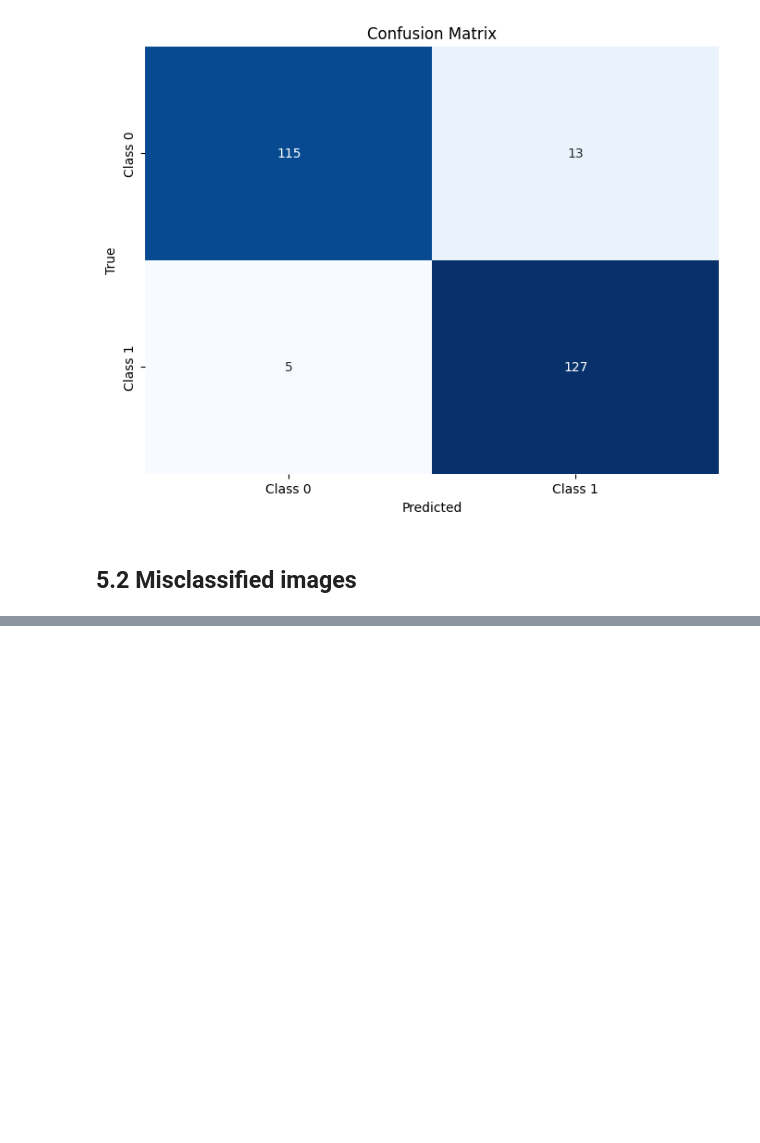
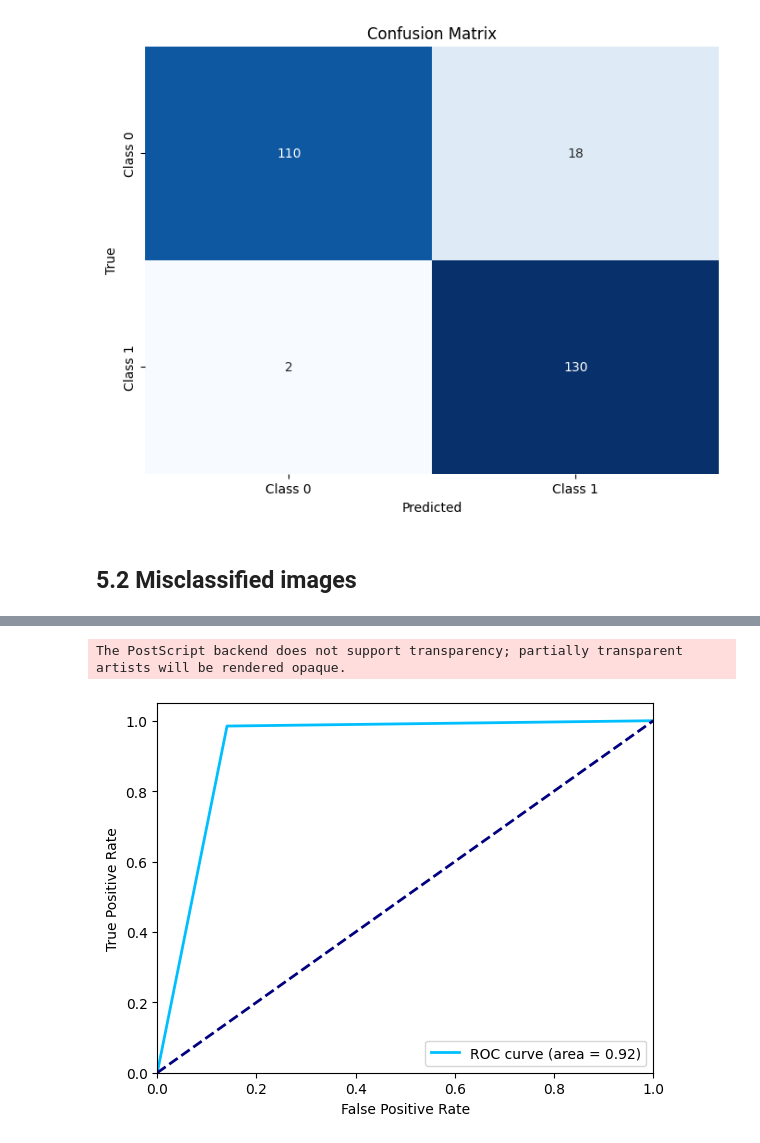
Before and after one commit to CS-433/ml-project-2-jac, a Jupyter notebook: model evaluation/model_analysis.ipynb, the cells around one changed output, grey strips where cells are left out. Cells and saved outputs as stored; diff of their text form; code cells hidden in the pictures; blank space fills up the shorter version.

```diff
--- a/model evaluation/model_analysis.ipynb
+++ b/model evaluation/model_analysis.ipynb
@@ -57,6 +57,15 @@ from tqdm import tqdm
 if 'google.colab' in sys.modules:
     from google.colab import drive
     drive.mount('/content/drive')
+
+    folder0_path = '... your google path to .../data0'
+    folder1_path = '... your google path to .../data1'
+    folder0_test_path = '... your google path to .../data0_test'
+    folder1_test_path = '... your google path to .../data1_test'
+    folder0_valid_path = '... your google path to .../data0_val'
+    folder1_valid_path = '... your google path to .../data1_val'
+
+
     # Carlos
     #folder0_path = '/content/drive/My Drive/solar_jets/data0'
     #folder0_test_path = '/content/drive/My Drive/solar_jets/data0_test'
@@ -68,7 +77,7 @@ if 'google.colab' in sys.modules:
     folder1_path = '/content/drive/My Drive/Colab Notebooks/CS433-project2/data1'
     folder0_test_path = '/content/drive/My Drive/Colab Notebooks/CS433-project2/data0_test'
     folder1_test_path = '/content/drive/My Drive/Colab Notebooks/CS433-project2/data1_test'
-    folder0_valid_path = '/content/drive/My Drive/Colab Notebooks/CS433-project2/data1_val'
+    folder0_valid_path = '/content/drive/My Drive/Colab Notebooks/CS433-project2/data0_val'
     folder1_valid_path = '/content/drive/My Drive/Colab Notebooks/CS433-project2/data1_val'
 
     #Adrien
@@ -337,8 +346,8 @@ device = torch.device("cuda" if torch.cuda.is_available() else "cpu")
 if 'google.colab' in sys.modules:
     from google.colab import drive
     #drive.mount('/content/drive')
-    model_path = '/content/drive/My Drive/Colab Notebooks/CS433-project2/Trained_RCNN.pth'
-    model2_path = '/content/drive/My Drive/Colab Notebooks/CS433-project2/Trained_RCNN_2.pth'
+    model_path = '... your google path to ... /Trained_RCNN.pth'
+    model2_path = '... your google path to .../Trained_RCNN_2.pth'
 else:
   model_path = './Trained_RCNN.pth'
   model2_path = './Trained_RCNN_2.pth'
@@ -450,10 +461,12 @@ WARNING:matplotlib.backends.backend_ps:The PostScript backend does not support t
 # %% [markdown]
 ## 5. Define, run and analyze best model (on test set now that this model is the final version!!)
 # %%
+# Define final model and threshold for further analysis
 best_model = model
-best_thres = 0.27
+best_thres = 0.1
 criterion = torch.nn.BCEWithLogitsLoss()
 
+# Run the final model on test data and get the final F1 score
 loss, accuracy, pred, target, _ = test(best_model, test_loader, criterion, device, best_thres)
 test_f1 = f1_score(target, pred, average='binary')
 # %%
@@ -590,0 +614,24 @@ plt.show()
+# %%
+from sklearn.metrics import roc_curve, auc
+
+loss, accuracy, pred, target, _ = test(best_model, test_loader, criterion, device, best_thres)
+# %%
+# Compute ROC curve and ROC area for each class
+fpr, tpr, _ = roc_curve(target, pred)
+roc_auc = auc(fpr, tpr)
+
+# Plotting the ROC curve
+plt.figure()
+plt.plot(fpr, tpr, color='deepskyblue', lw=2, label=f'ROC curve (area = {roc_auc:.2f})')
+plt.plot([0, 1], [0, 1], color='navy', lw=2, linestyle='--')
+plt.xlim([0.0, 1.0])
+plt.ylim([0.0, 1.05])
+plt.xlabel('False Positive Rate')
+plt.ylabel('True Positive Rate')
+plt.legend(loc="lower right")
+
+plt.savefig('figures/ROC.eps', format='eps')
+plt.show()
+# %% [output]
+The PostScript backend does not support transparency; partially transparent artists will be rendered opaque.
+[figure, added]
```
Also changed, not shown: parts of 10 cells of this notebook, 27 other files.
